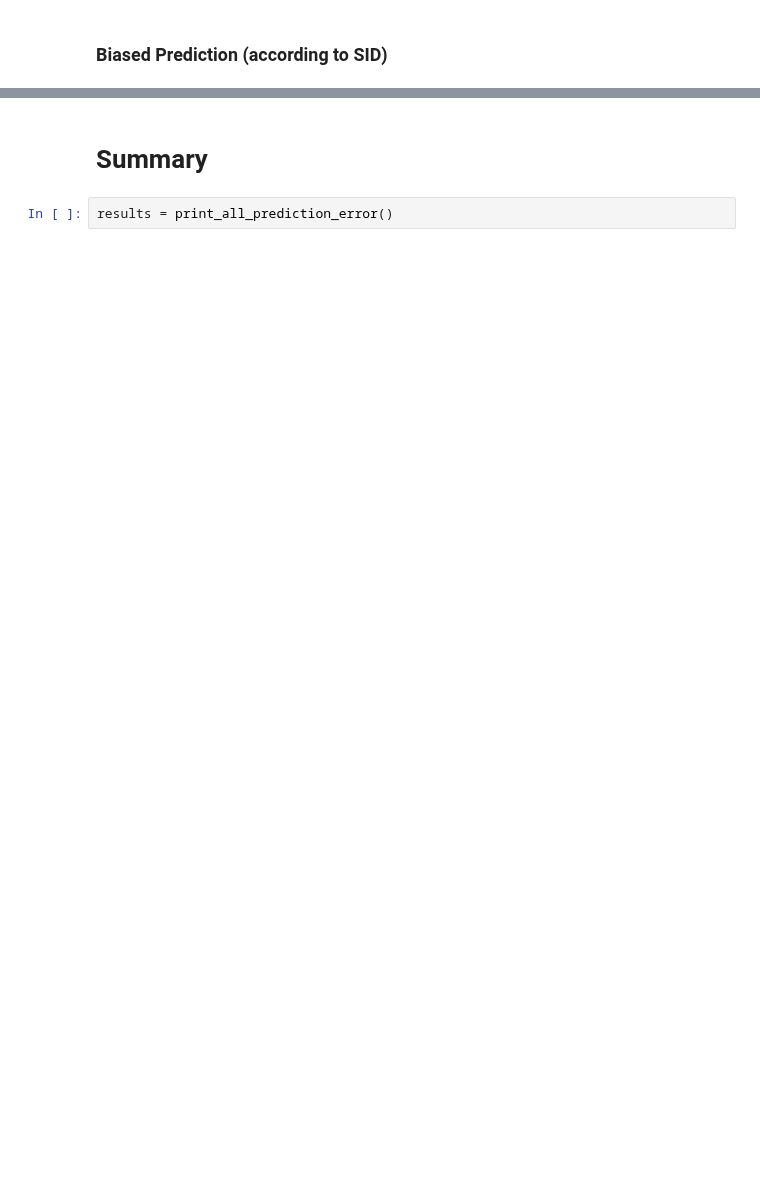
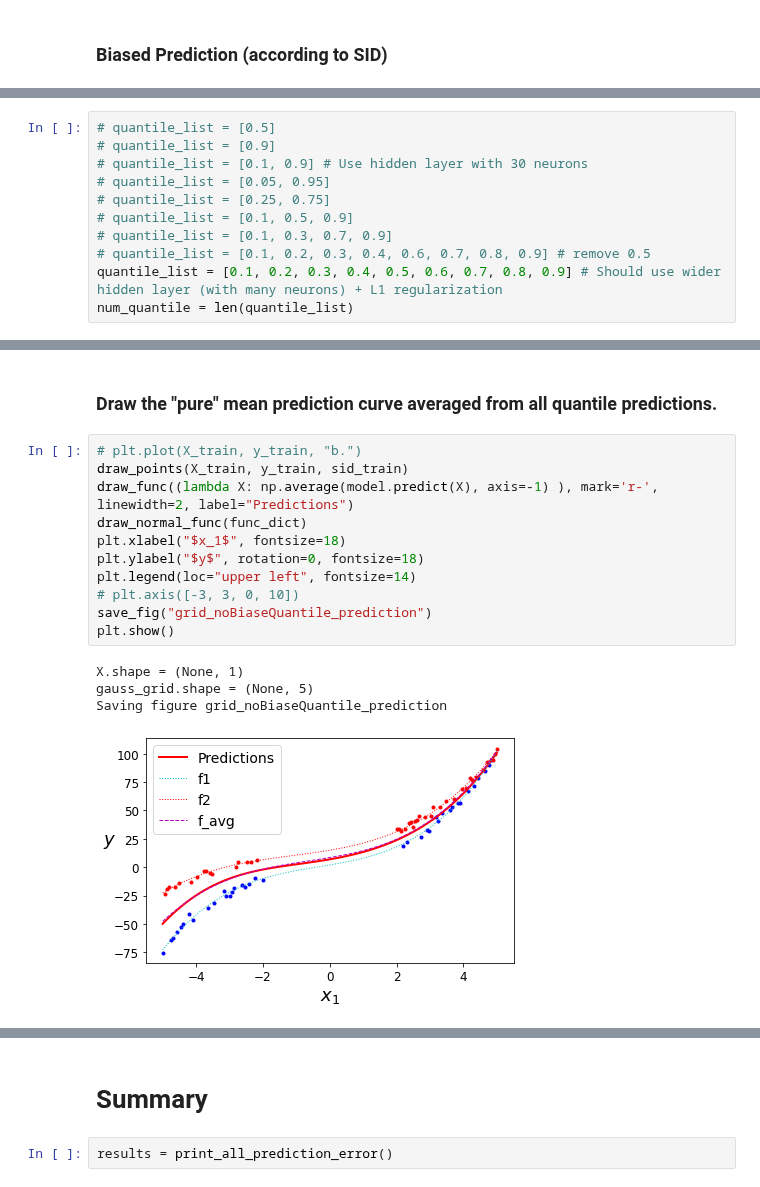
Before and after one commit to Benson516/HandsOnML2_learn, a Jupyter notebook: regression_test_2.ipynb, the cells around one changed output, grey strips where cells are left out. Saved outputs shown, nothing was run; the diff lists cells and outputs as text; blank space fills up the shorter version.

```diff
--- a/regression_test_2.ipynb
+++ b/regression_test_2.ipynb
@@ -1421,0 +1426,11 @@ Saving figure grid_noBaisedNum_prediction
+# %%
+# quantile_list = [0.5]
+# quantile_list = [0.9]
+# quantile_list = [0.1, 0.9] # Use hidden layer with 30 neurons
+# quantile_list = [0.05, 0.95]
+# quantile_list = [0.25, 0.75]
+# quantile_list = [0.1, 0.5, 0.9]
+# quantile_list = [0.1, 0.3, 0.7, 0.9]
+# quantile_list = [0.1, 0.2, 0.3, 0.4, 0.6, 0.7, 0.8, 0.9] # remove 0.5
+quantile_list = [0.1, 0.2, 0.3, 0.4, 0.5, 0.6, 0.7, 0.8, 0.9] # Should use wider hidden layer (with many neurons) + L1 regularization
+num_quantile = len(quantile_list)
@@ -1421,0 +1494,18 @@ Saving figure grid_noBaisedNum_prediction
+# %% [markdown]
+### Draw the "pure" mean prediction curve averaged from all quantile predictions.
+# %%
+# plt.plot(X_train, y_train, "b.")
+draw_points(X_train, y_train, sid_train)
+draw_func((lambda X: np.average(model.predict(X), axis=-1) ), mark='r-', linewidth=2, label="Predictions")
+draw_normal_func(func_dict)
+plt.xlabel("$x_1$", fontsize=18)
+plt.ylabel("$y$", rotation=0, fontsize=18)
+plt.legend(loc="upper left", fontsize=14)
+# plt.axis([-3, 3, 0, 10])
+save_fig("grid_noBiaseQuantile_prediction")
+plt.show()
+# %% [output]
+X.shape = (None, 1)
+gauss_grid.shape = (None, 5)
+Saving figure grid_noBiaseQuantile_prediction
+[figure, added]
```
Also changed, not shown: parts of 48 cells of this notebook.
